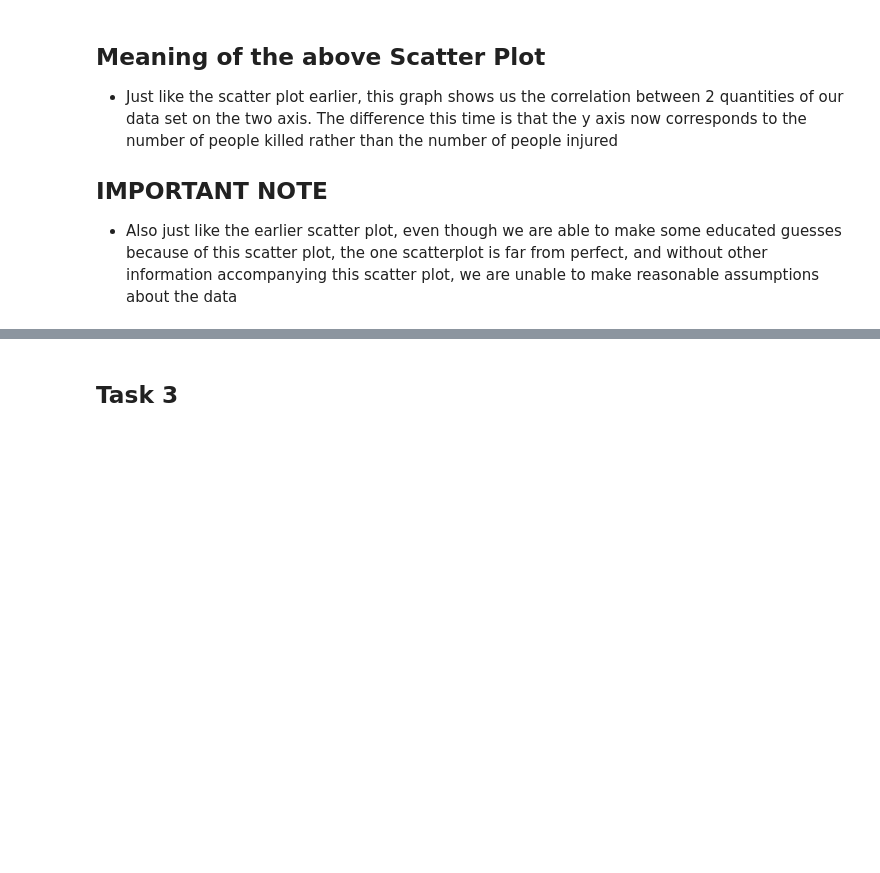
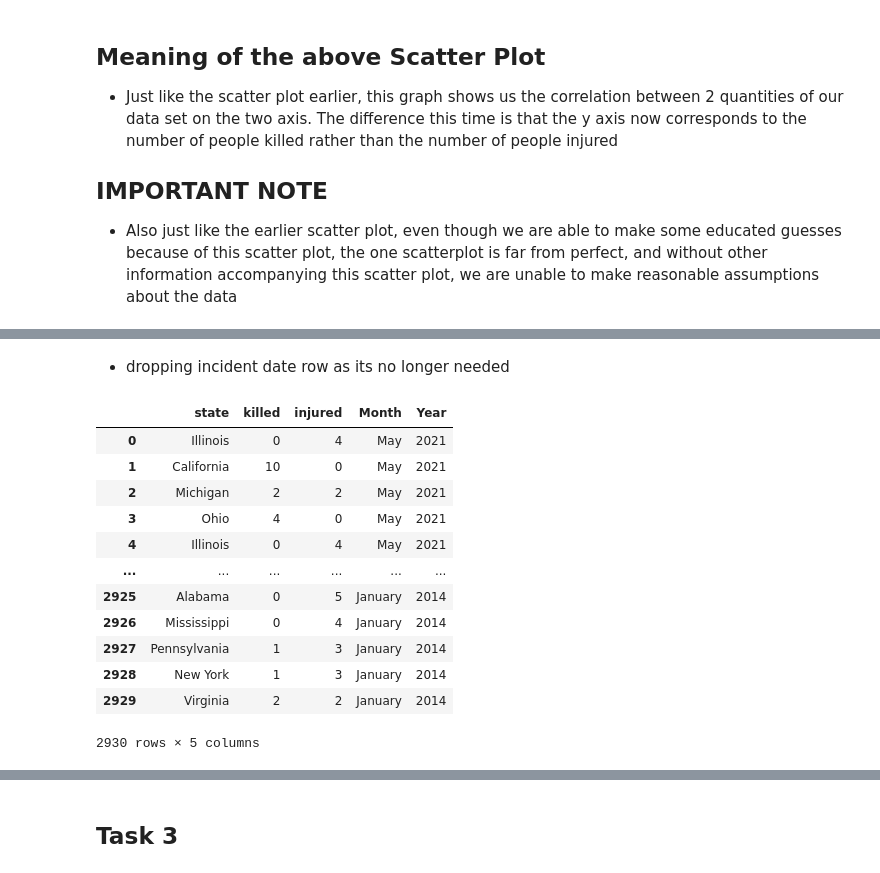
Before and after one commit to ubco-W2022T1-cosc301/project-group39, a Jupyter notebook: notebooks/analysis2.ipynb, the cells around one changed output, grey strips where cells are left out. Saved outputs shown, nothing was run; the diff lists cells and outputs as text; code cells hidden in the pictures; blank space fills up the shorter version.

```diff
--- a/notebooks/analysis2.ipynb
+++ b/notebooks/analysis2.ipynb
@@ -183,0 +208,19 @@ plt.ylim(-1, 20)
+# %% [markdown]
+- dropping incident date row as its no longer needed
+# %%
+df = df.drop(['incident_date'], axis=1)
+df
+# %% [output]
+|  | state | killed | injured | Month | Year |
+| 0 | Illinois | 0 | 4 | May | 2021 |
+| 1 | California | 10 | 0 | May | 2021 |
+| 2 | Michigan | 2 | 2 | May | 2021 |
+| 3 | Ohio | 4 | 0 | May | 2021 |
+| 4 | Illinois | 0 | 4 | May | 2021 |
+| ... | ... | ... | ... | ... | ... |
+| 2925 | Alabama | 0 | 5 | January | 2014 |
+| 2926 | Mississippi | 0 | 4 | January | 2014 |
+| 2927 | Pennsylvania | 1 | 3 | January | 2014 |
+| 2928 | New York | 1 | 3 | January | 2014 |
+| 2929 | Virginia | 2 | 2 | January | 2014 |
+2930 rows × 5 columns
```
Also changed, not shown: parts of 15 cells of this notebook.
